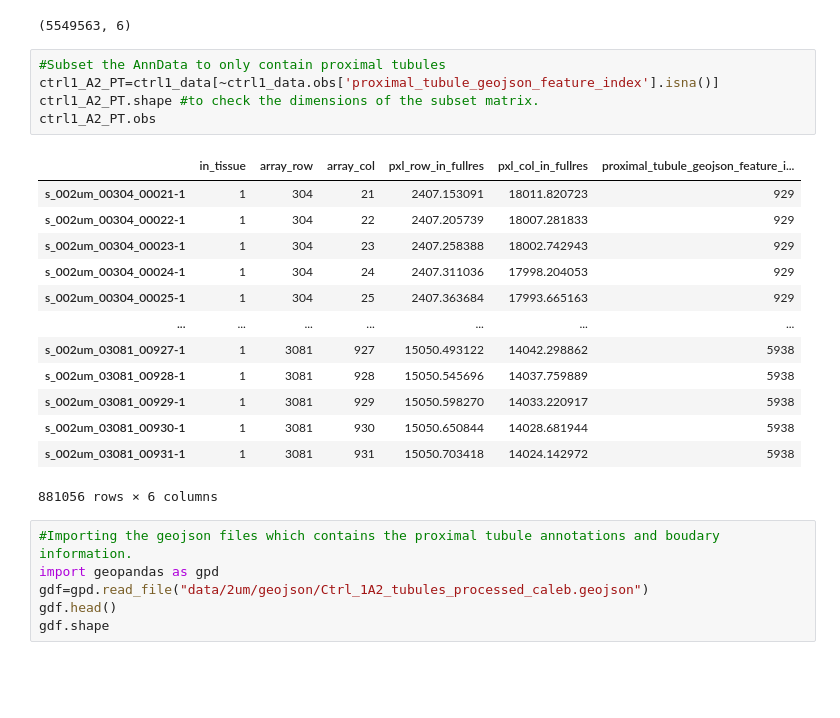
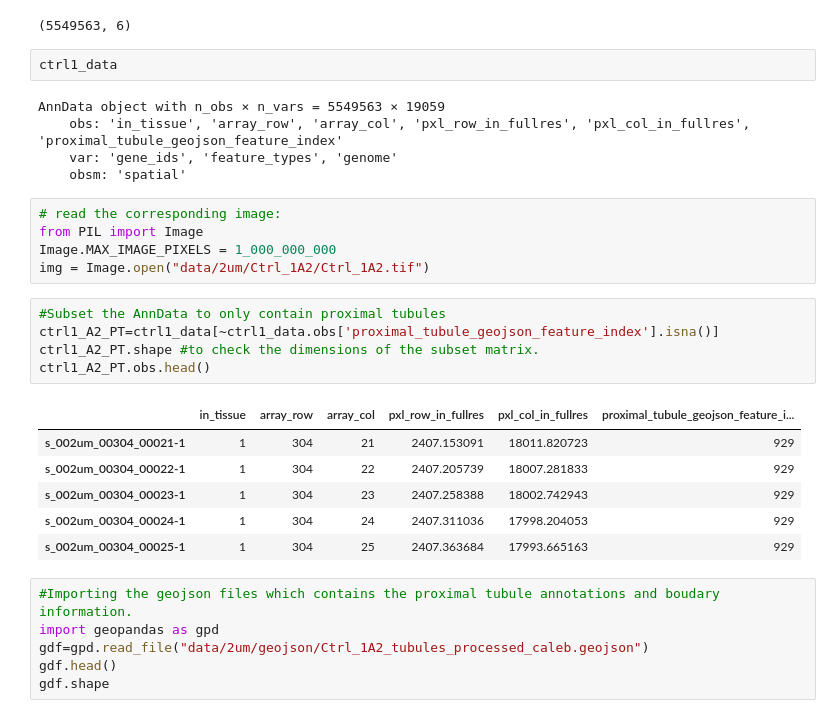
Before and after one commit to ssingh95jhu/Correlation_Kidney_Structure_Molecular_Presentation, a Jupyter notebook: Linear_Regression_Bootstrap.ipynb, the cells around one changed output. Drawn from its saved outputs; the diff is of its cells as text; blank space fills up the shorter version.

```diff
--- a/Linear_Regression_Bootstrap.ipynb
+++ b/Linear_Regression_Bootstrap.ipynb
@@ -8,25 +8,30 @@ ctrl1_data = sc.read_h5ad("data/2um/Ctrl_1A2/Ctrl_1A2_visiumhd_2um_proximal_labe
 ctrl1_data.obs.shape
 # %% [output]
 (5549563, 6)
+# %%
+ctrl1_data
+# %% [output]
+AnnData object with n_obs × n_vars = 5549563 × 19059
+    obs: 'in_tissue', 'array_row', 'array_col', 'pxl_row_in_fullres', 'pxl_col_in_fullres', 'proximal_tubule_geojson_feature_index'
+    var: 'gene_ids', 'feature_types', 'genome'
+    obsm: 'spatial'
+# %%
+# read the corresponding image:
+from PIL import Image
+Image.MAX_IMAGE_PIXELS = 1_000_000_000
+img = Image.open("data/2um/Ctrl_1A2/Ctrl_1A2.tif")
 # %%
 #Subset the AnnData to only contain proximal tubules
 ctrl1_A2_PT=ctrl1_data[~ctrl1_data.obs['proximal_tubule_geojson_feature_index'].isna()]
 ctrl1_A2_PT.shape #to check the dimensions of the subset matrix.
-ctrl1_A2_PT.obs
+ctrl1_A2_PT.obs.head()
 # %% [output]
 |  | in_tissue | array_row | array_col | pxl_row_in_fullres | pxl_col_in_fullres | proximal_tubule_geojson_feature_i... |
 | s_002um_00304_00021-1 | 1 | 304 | 21 | 2407.153091 | 18011.820723 | 929 |
 | s_002um_00304_00022-1 | 1 | 304 | 22 | 2407.205739 | 18007.281833 | 929 |
 | s_002um_00304_00023-1 | 1 | 304 | 23 | 2407.258388 | 18002.742943 | 929 |
 | s_002um_00304_00024-1 | 1 | 304 | 24 | 2407.311036 | 17998.204053 | 929 |
 | s_002um_00304_00025-1 | 1 | 304 | 25 | 2407.363684 | 17993.665163 | 929 |
-| ... | ... | ... | ... | ... | ... | ... |
-| s_002um_03081_00927-1 | 1 | 3081 | 927 | 15050.493122 | 14042.298862 | 5938 |
-| s_002um_03081_00928-1 | 1 | 3081 | 928 | 15050.545696 | 14037.759889 | 5938 |
-| s_002um_03081_00929-1 | 1 | 3081 | 929 | 15050.598270 | 14033.220917 | 5938 |
-| s_002um_03081_00930-1 | 1 | 3081 | 930 | 15050.650844 | 14028.681944 | 5938 |
-| s_002um_03081_00931-1 | 1 | 3081 | 931 | 15050.703418 | 14024.142972 | 5938 |
-881056 rows × 6 columns
 # %%
 #Importing the geojson files which contains the proximal tubule annotations and boudary information.
 import geopandas as gpd
```
Also changed, not shown: parts of 1 cell of this notebook, 2 other files.
